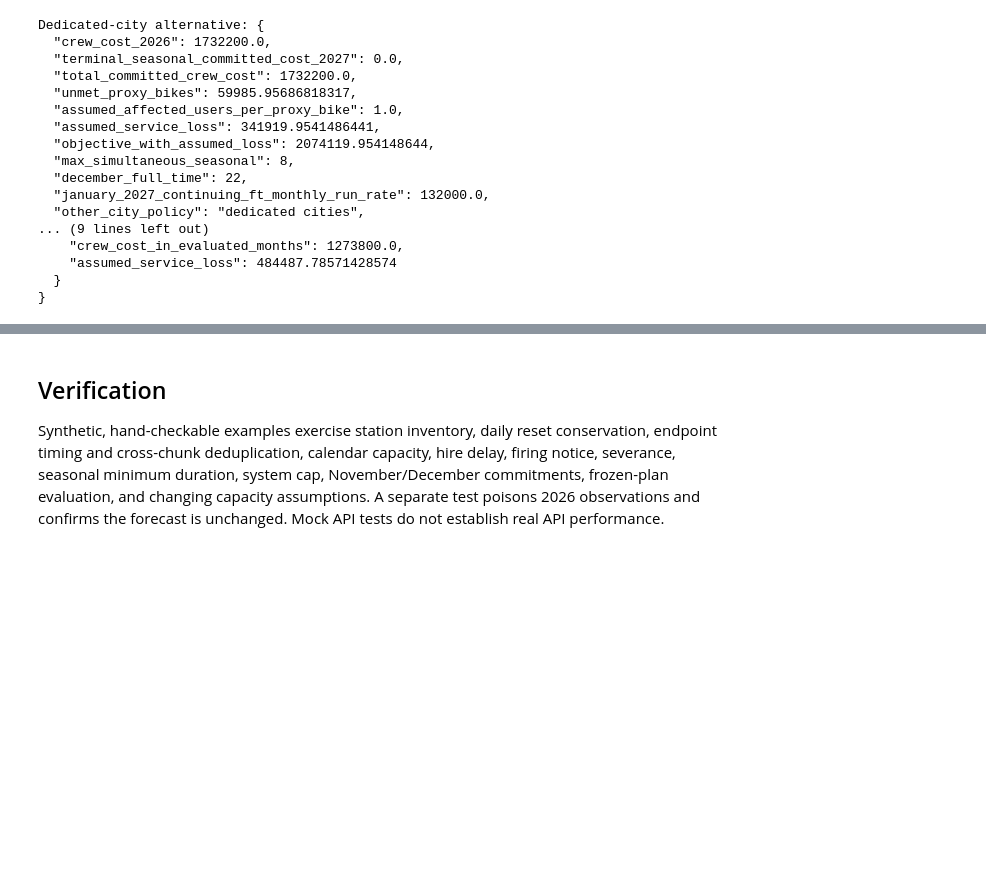
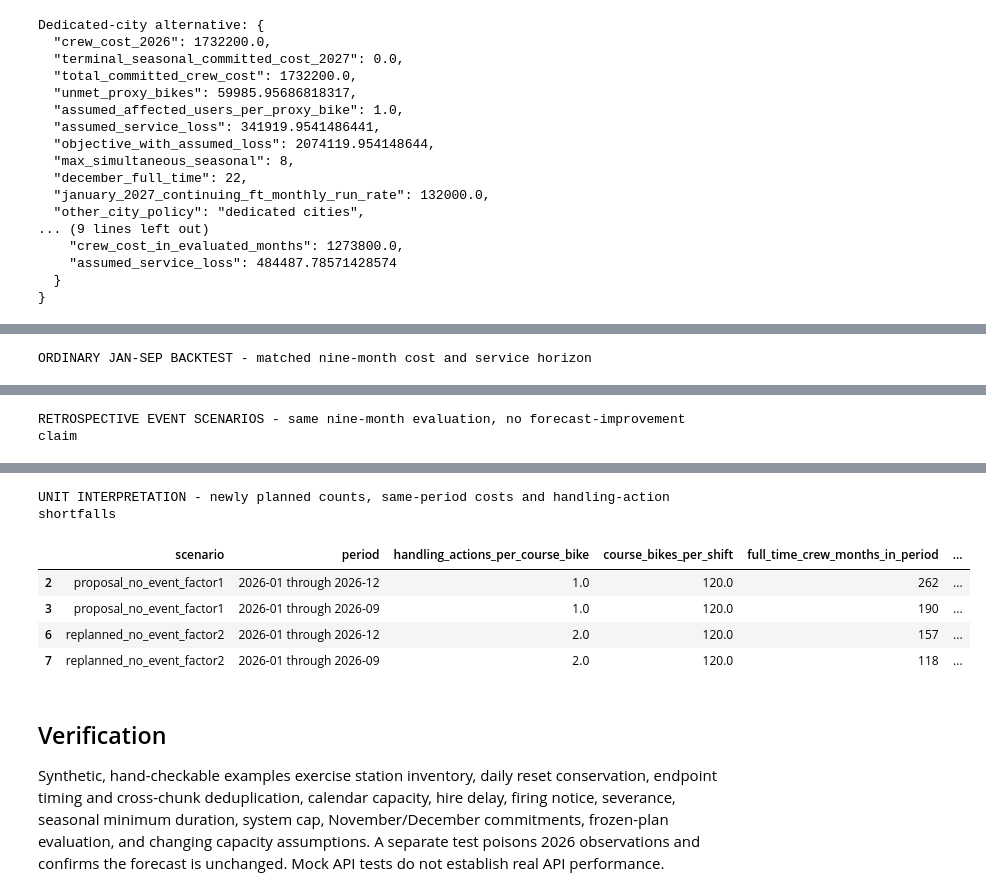
Before and after one commit to BitCoinJr/dads5250-bluebikes-planner, a Jupyter notebook: notebooks/bluebikes_submission.ipynb, the cells around one changed output, grey strips where cells are left out. Cells and saved outputs as stored; diff of their text form; code cells hidden in the pictures; blank space fills up the shorter version.

```diff
--- a/notebooks/bluebikes_submission.ipynb
+++ b/notebooks/bluebikes_submission.ipynb
@@ -416,0 +523,13 @@ Base vs retrospective event WAPE: 0.09677551775831131 0.08891970108116434
+# %%
+periods = pd.read_csv(ROOT / 'results/scenario_period_comparison.csv')
+view = ['scenario','period','demand_basis','crew_cash_cost_in_period','uncovered_handling_actions','peak_full_time_crews_in_period','peak_seasonal_crews_in_period','mandatory_seasonal_tail_cost_2027_separate']
+print('ORDINARY JAN-SEP BACKTEST - matched nine-month cost and service horizon')
+display(periods[(periods.period_months==9)&periods.scenario.isin(['initial_crews_factor1','proposal_no_event_factor1'])][view])
+print('RETROSPECTIVE EVENT SCENARIOS - same nine-month evaluation, no forecast-improvement claim')
+display(periods[(periods.period_months==9)&periods.scenario.isin(['focused_marathon_plus3000_factor1','calendar_plus3000_factor1'])][view])
+print('UNIT INTERPRETATION - newly planned counts, same-period costs and handling-action shortfalls')
+units = pd.read_csv(ROOT / 'results/unit_interpretation_comparison.csv')
+display(units[units.scenario.isin(['proposal_no_event_factor1','replanned_no_event_factor2'])][['scenario','period','handling_actions_per_course_bike','course_bikes_per_shift','full_time_crew_months_in_period','seasonal_crew_months_in_period','peak_total_crews_in_period','crew_cash_cost_in_period','uncovered_handling_actions']])
+assert (units.course_bikes_per_shift==120).all()
+# %% [output]
+ORDINARY JAN-SEP BACKTEST - matched nine-month cost and service horizon
@@ -416,0 +539 @@ Base vs retrospective event WAPE: 0.09677551775831131 0.08891970108116434
+RETROSPECTIVE EVENT SCENARIOS - same nine-month evaluation, no forecast-improvement claim
@@ -417,3 +543,9 @@ Base vs retrospective event WAPE: 0.09677551775831131 0.08891970108116434
+UNIT INTERPRETATION - newly planned counts, same-period costs and handling-action shortfalls
+|  | scenario | period | handling_actions_per_course_bike | course_bikes_per_shift | full_time_crew_months_in_period | ... |
+| 2 | proposal_no_event_factor1 | 2026-01 through 2026-12 | 1.0 | 120.0 | 262 | ... |
+| 3 | proposal_no_event_factor1 | 2026-01 through 2026-09 | 1.0 | 120.0 | 190 | ... |
+| 6 | replanned_no_event_factor2 | 2026-01 through 2026-12 | 2.0 | 120.0 | 157 | ... |
+| 7 | replanned_no_event_factor2 | 2026-01 through 2026-09 | 2.0 | 120.0 | 118 | ... |
 # %% [markdown]
 ## Verification
 
```
Also changed, not shown: parts of 13 cells of this notebook, 51 other files.
